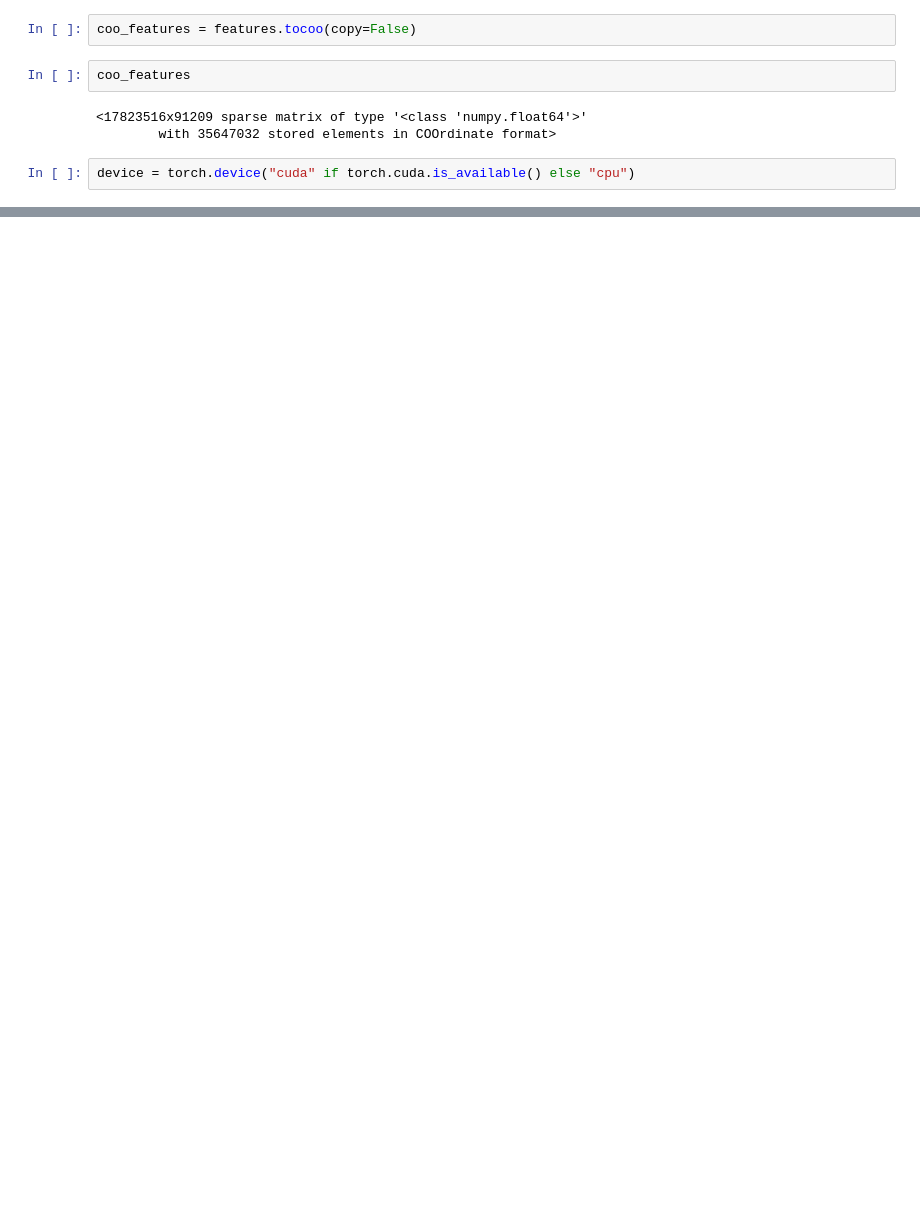
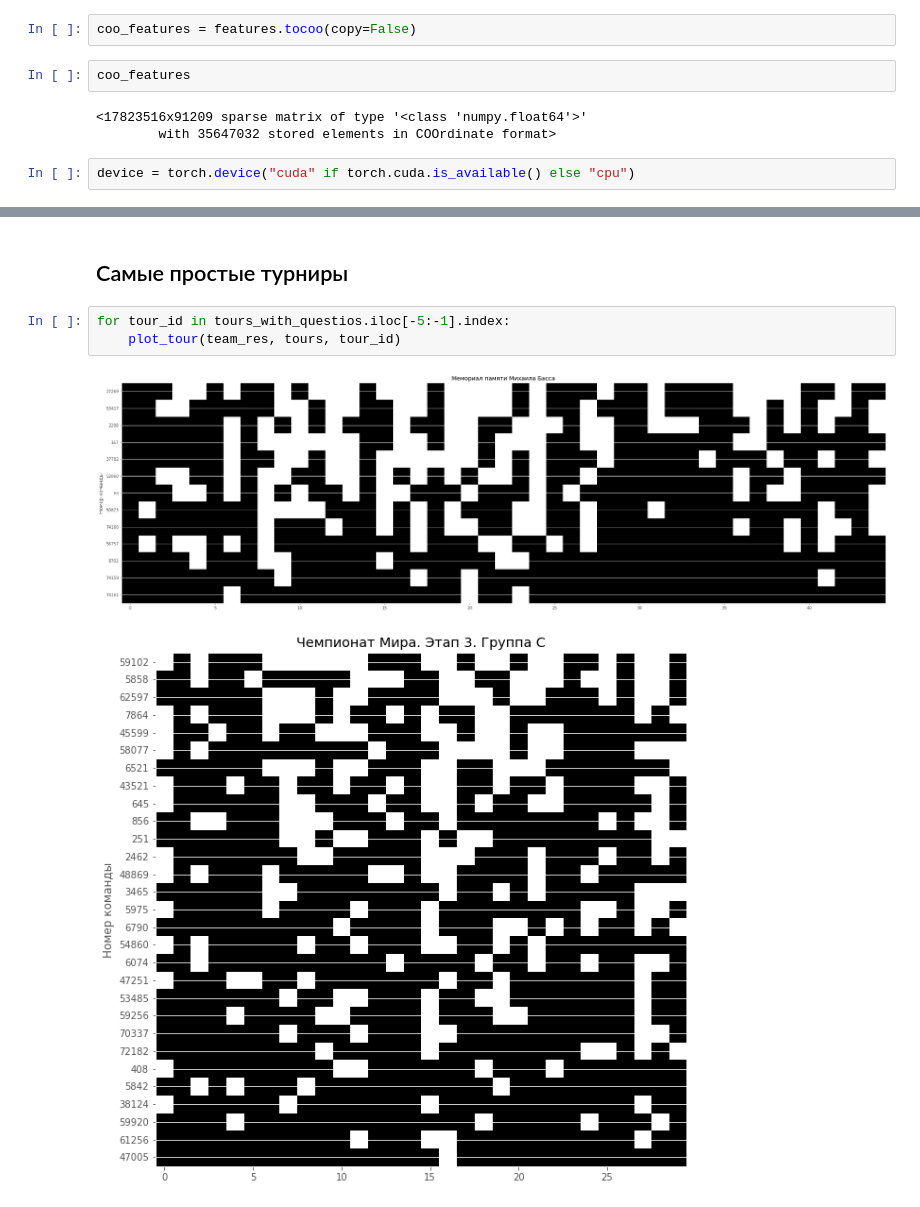
Before and after one commit to KernelA/made-adv-ml-hw2, a Jupyter notebook: solution.ipynb, the cells around one changed output, grey strips where cells are left out. Drawn from its saved outputs; the diff is of its cells as text; blank space fills up the shorter version.

```diff
--- a/solution.ipynb
+++ b/solution.ipynb
@@ -339,0 +503,8 @@ em_model.fit(coo_features, target, players, skils_encoder, test_team_ratings, ba
+# %% [markdown]
+## Самые простые турниры
+# %%
+for tour_id in tours_with_questios.iloc[-5:-1].index:
+    plot_tour(team_res, tours, tour_id)
+# %% [output]
+[figure, added]
+[figure, added]
```
Also changed, not shown: parts of 57 cells of this notebook, 3 other files.
